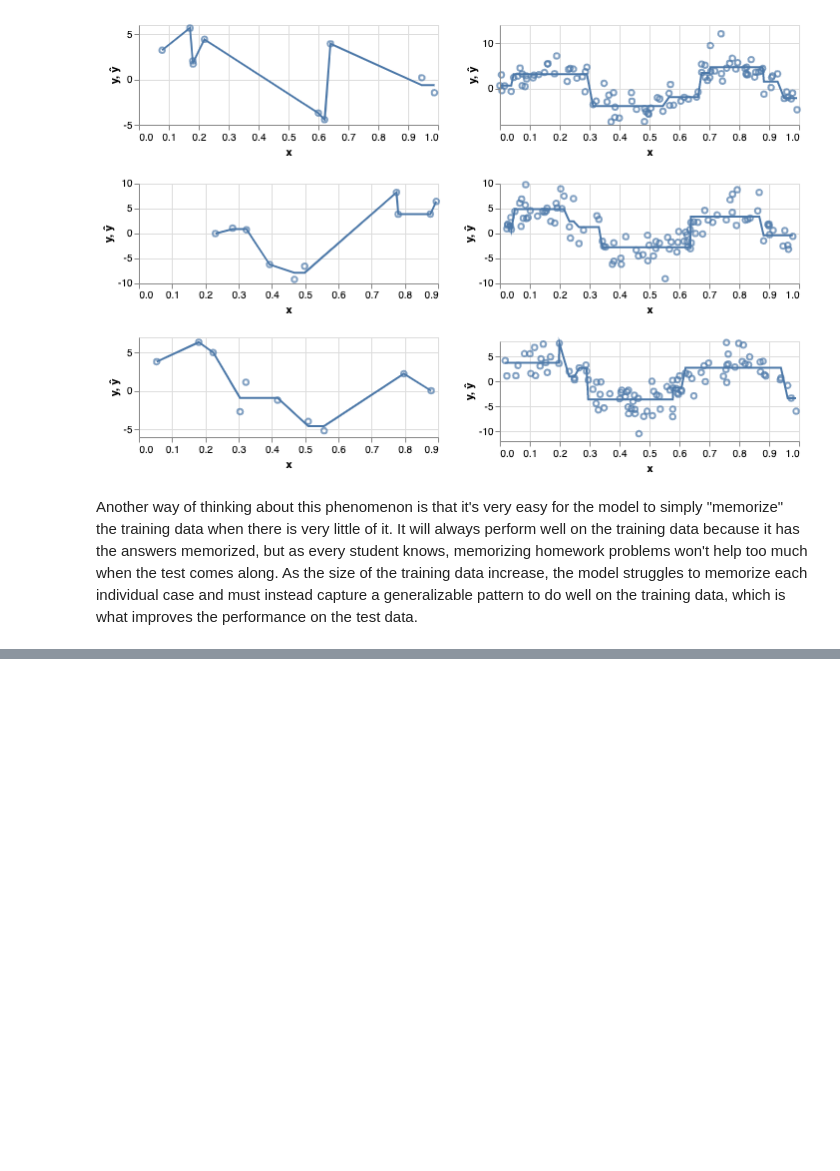
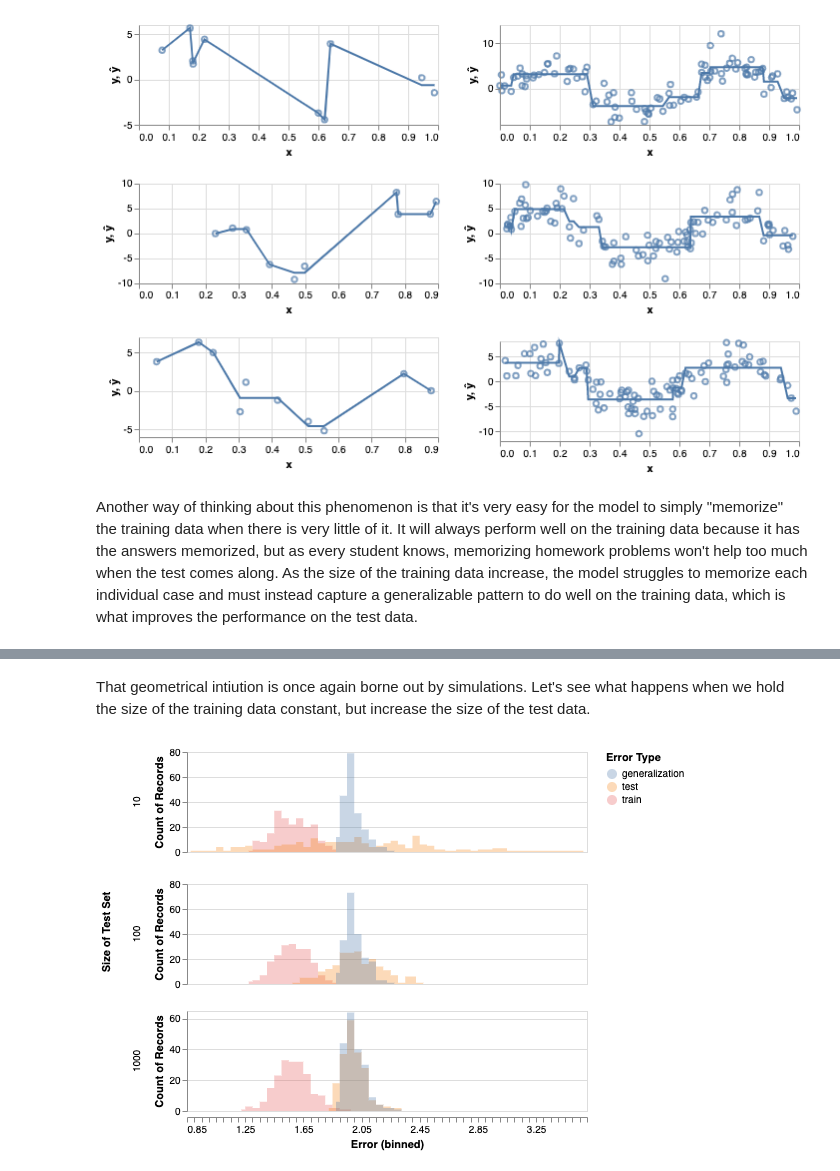
Before and after one commit to alejandroschuler/CSL, a Jupyter notebook: docs/content/model-eval/model-eval.ipynb, the cells around one changed output, grey strips where cells are left out. Drawn from its saved outputs; the diff is of its cells as text; code cells hidden in the pictures; blank space fills up the shorter version.

```diff
--- a/docs/content/model-eval/model-eval.ipynb
+++ b/docs/content/model-eval/model-eval.ipynb
@@ -576,0 +612,23 @@ Another way of thinking about this phenomenon is that it's very easy for the mod
+# %% [markdown]
+That geometrical intiution is once again borne out by simulations. Let's see what happens when we hold the size of the training data constant, but increase the size of the test data.
+# %%
+alt.data_transformers.disable_max_rows()
+
+alt.Chart(
+    results[results['Size of Training Set']==100],
+    height=100,
+    width=400
+).mark_area(
+    opacity=0.3,
+    interpolate='step'
+).encode(
+    alt.X('Error:Q', bin=alt.Bin(maxbins=100)),
+    alt.Y('count()', stack=None),
+    alt.Color('Error Type:N'),
+    row='Size of Test Set:N'
+#     column='Size of Test Set:N'
+).resolve_scale(
+    y='independent'
+)
+# %% [output]
+[figure, added]
```
Also changed, not shown: parts of 24 cells of this notebook, 36 other files.
